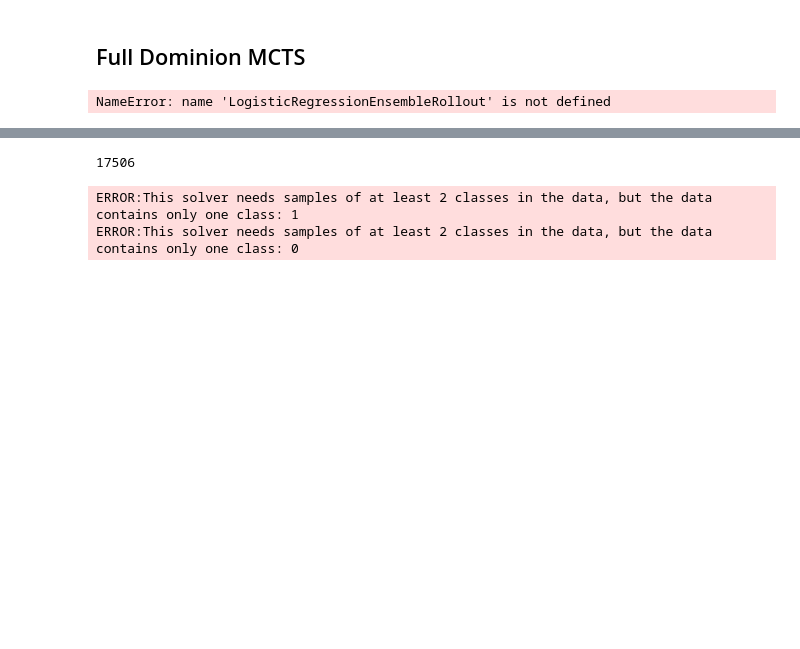
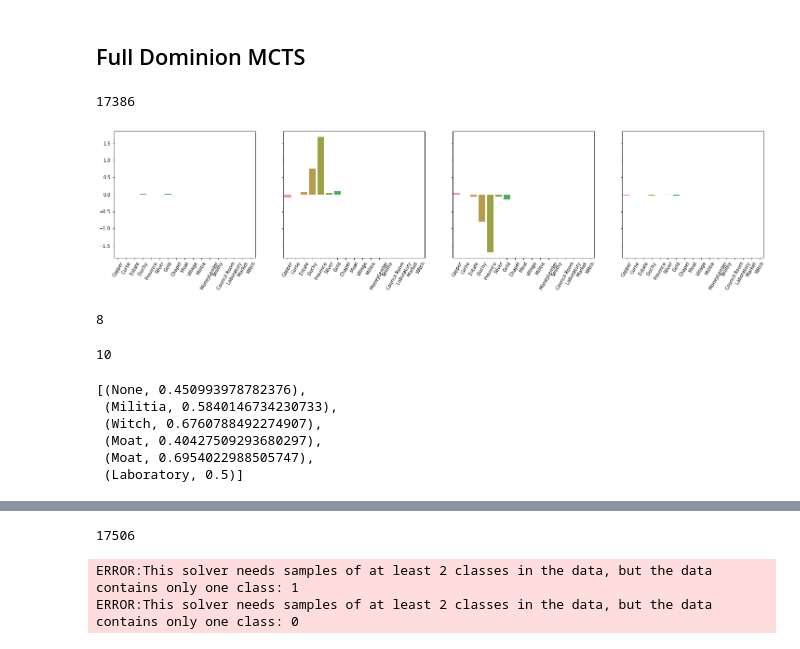
Before and after one commit to SpecificGenerality/PyDominion, a Jupyter notebook: notebooks/mcts_training.ipynb, the cells around one changed output, grey strips where cells are left out. Cells and saved outputs as stored; diff of their text form; code cells hidden in the pictures; blank space fills up the shorter version.

```diff
--- a/notebooks/mcts_training.ipynb
+++ b/notebooks/mcts_training.ipynb
@@ -29,19 +31,22 @@ tree_path = os.path.join(model_dir, tree_name)
 rollout_path = os.path.join(model_dir, rollout_name)
 # %%
 default_kingdom = [Chapel, Moat, Village, Militia, Moneylender, Smithy, CouncilRoom, Laboratory, Market, Witch]
+# %%
+# C = lambda x: max(1e-2, min(0.5, 1 / np.sqrt(x)))
+C = lambda x: 1 / np.sqrt(2)
 # %%
 config = GameConfig(split=StartingSplit.StartingRandomSplit, sandbox=False, num_players=2, must_include=default_kingdom)
-tree = GameTree(train=True)
+tree = GameTree(train=True, C=C)
 # players = init_players(['UCT', 'BM'], tree=tree, rollout_type='mlog')
 player = init_players(['UCT'], tree=tree, rollout_type='mlog')[0]
 players = [player, player]
 agent = players[0]
 # opp = players[1]
 env = DefaultEnvironment(config, players)
+idxs = env.game.state.feature.idxs
 # %%
 rollout = LogisticRegressionEnsembleRollout(train=False)
+player.rollout = rollout
-# %% [output]
-NameError: name 'LogisticRegressionEnsembleRollout' is not defined
 # %%
 model_name = 'base-default-warm-start'
 model_path = os.path.join(model_dir, model_name)
@@ -48,0 +61,9 @@ model = load(model_path)
+# %%
+filtered_X_idxs = [(i, x) for i, x in enumerate(X) if x[idxs[Province]] > 6]
+filtered_X_idxs = [list(t) for t in zip(*filtered_X_idxs)]
+filtered_X = filtered_X_idxs[1]
+filtered_y = train_y[filtered_X_idxs[0]]
+assert len(filtered_X) == len(filtered_y)
+len(filtered_y)
+# %% [output]
+17386
@@ -48,0 +85,19 @@ model = load(model_path)
+# %%
+plot_model = player.rollout.models[1]
+# plot_model = models[8]
+agent_weights = plot_model.coef_[0][17:34]
+opp_weights = plot_model.coef_[0][34:]
+supply_weights = plot_model.coef_[0][:17]
+player_weight_diffs = agent_weights + opp_weights
+cards = list(str(k()) for k in idxs.keys())
+
+f, axes = plt.subplots(1,4, figsize=(25, 5), sharey='all')
+sns.barplot(x=cards, y=supply_weights, ax=axes[0])
+sns.barplot(x=cards, y=agent_weights, ax=axes[1])
+sns.barplot(x=cards, y=opp_weights, ax=axes[2])
+sns.barplot(x=cards, y=player_weight_diffs, ax=axes[3])
+
+for ax in axes:
+    ax.set_xticklabels(ax.get_xticklabels(), rotation=60)
+# %% [output]
+[figure, added]
@@ -48,0 +106,6 @@ model = load(model_path)
+# %%
+root = tree._root
+node = tree._root.children[2]
+get_depth(node)
+# %% [output]
+8
@@ -48,0 +114,14 @@ model = load(model_path)
+# %%
+L = get_best_paths(node, 5, 10)
+len(L)
+# %% [output]
+10
+# %%
+get_buy_sequence(L[2])
+# %% [output]
+[(None, 0.450993978782376),
+ (Militia, 0.5840146734230733),
+ (Witch, 0.6760788492274907),
+ (Moat, 0.40427509293680297),
+ (Moat, 0.6954022988505747),
+ (Laboratory, 0.5)]
```
Also changed, not shown: parts of 10 cells of this notebook, 5 other files.
